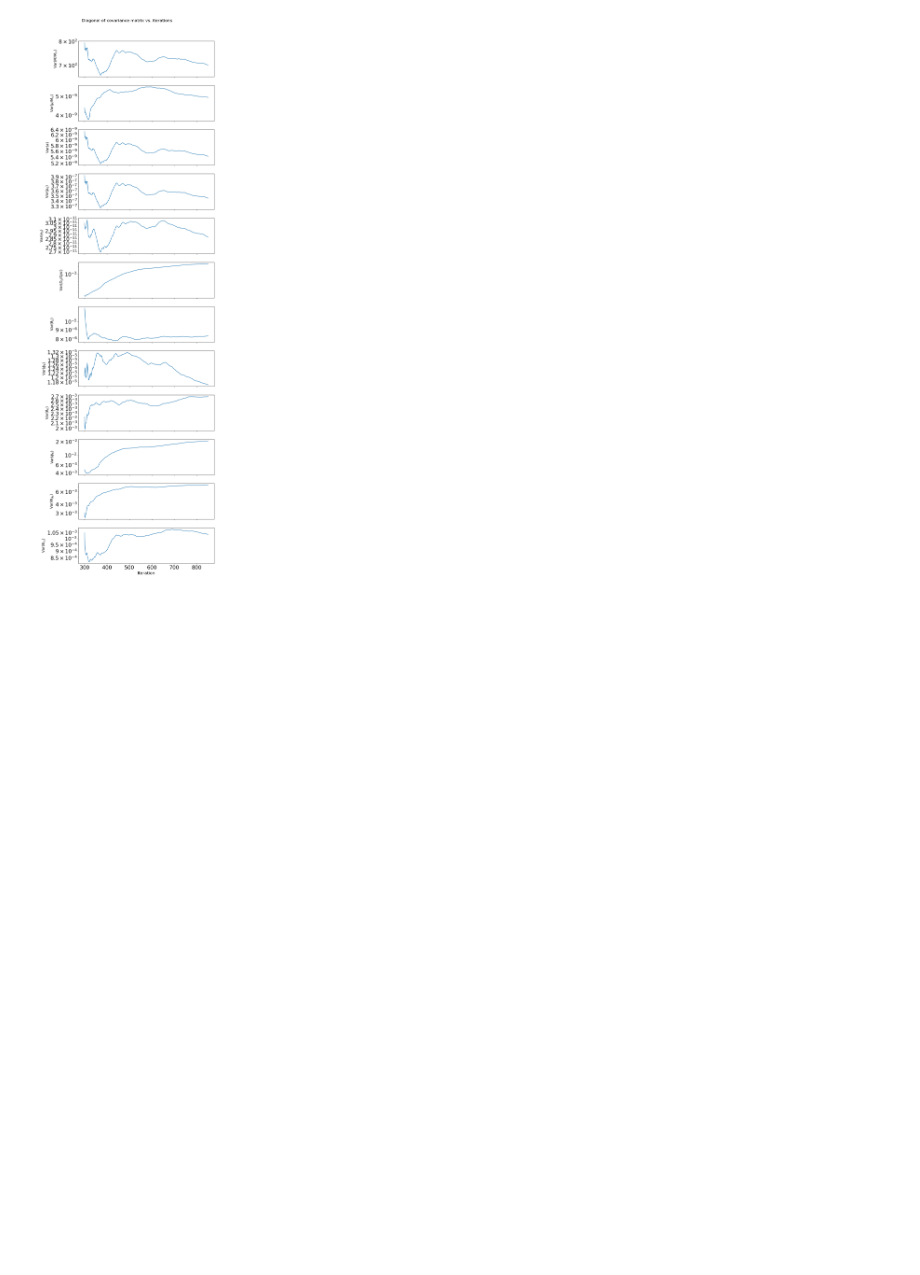
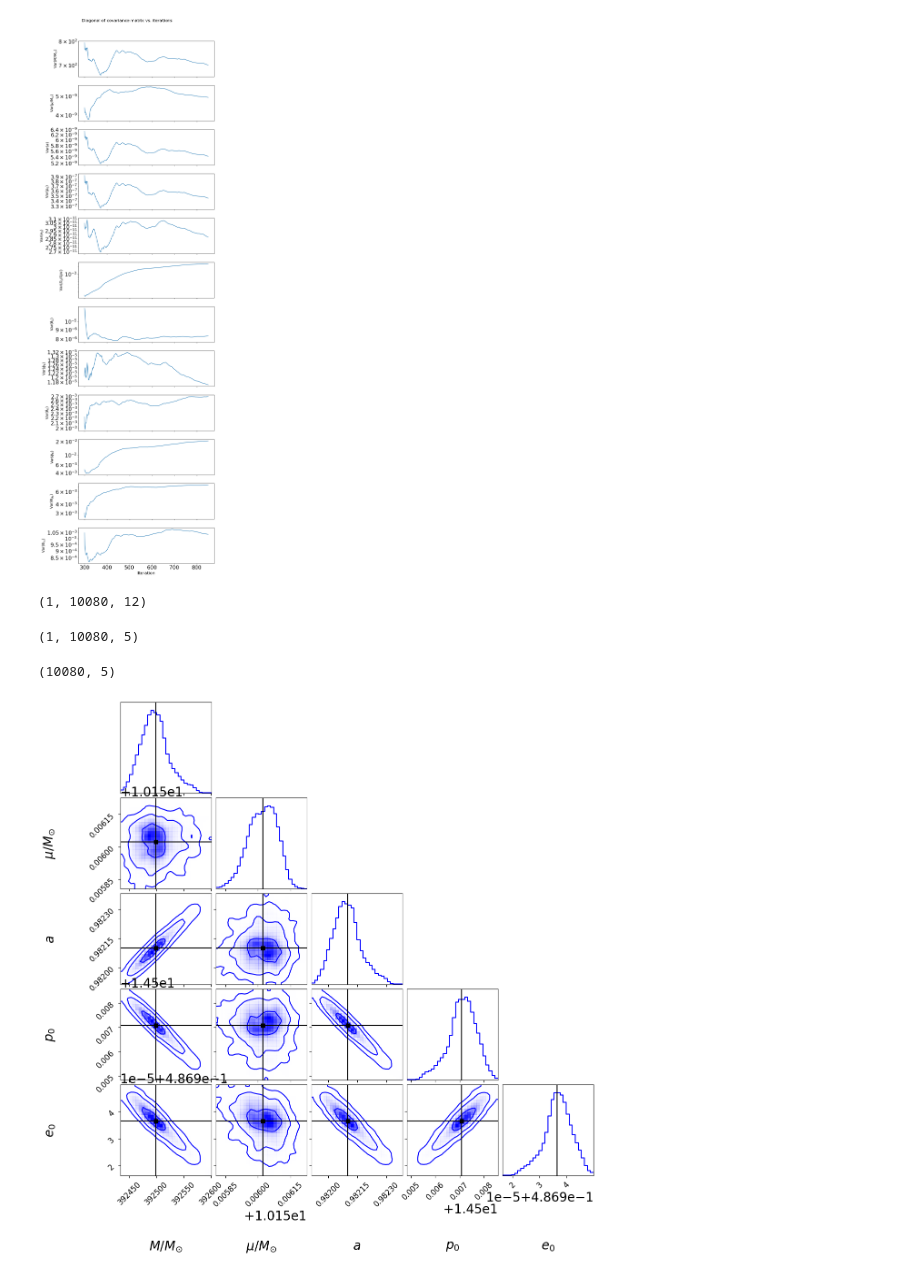
Before and after one commit to BertDepoorter/MojitoAnalysis, a Jupyter notebook: analyse_samples.ipynb, the cells around one changed output. Saved outputs shown, nothing was run; the diff lists cells and outputs as text; code cells hidden in the pictures; blank space fills up the shorter version.

```diff
--- a/analyse_samples.ipynb
+++ b/analyse_samples.ipynb
@@ -1,7 +1,7 @@
 # %% [markdown]
 # Analyse Mojito samples
 # %%
-source_index = 4
+source_index = 0
 # %%
 thin_samples = False
 # %%
@@ -278,0 +331,18 @@ plot_cov_diagonal_vs_iterations(
+# %%
+samples.shape
+# %% [output]
+(1, 10080, 12)
+# %%
+samples = samples[:, :, :5]
+samples.shape
+# %% [output]
+(1, 10080, 5)
+# %%
+corner_kwargs['label_kwargs'] = dict(fontsize=20)
+figure = corner_plot(samples,
+                     true_vals, params_label[:5],
+                     corner_kwargs,
+                     plot_name = plot_name)
+# %% [output]
+(10080, 5)
+[figure, added]
```
Also changed, not shown: parts of 7 cells of this notebook.
